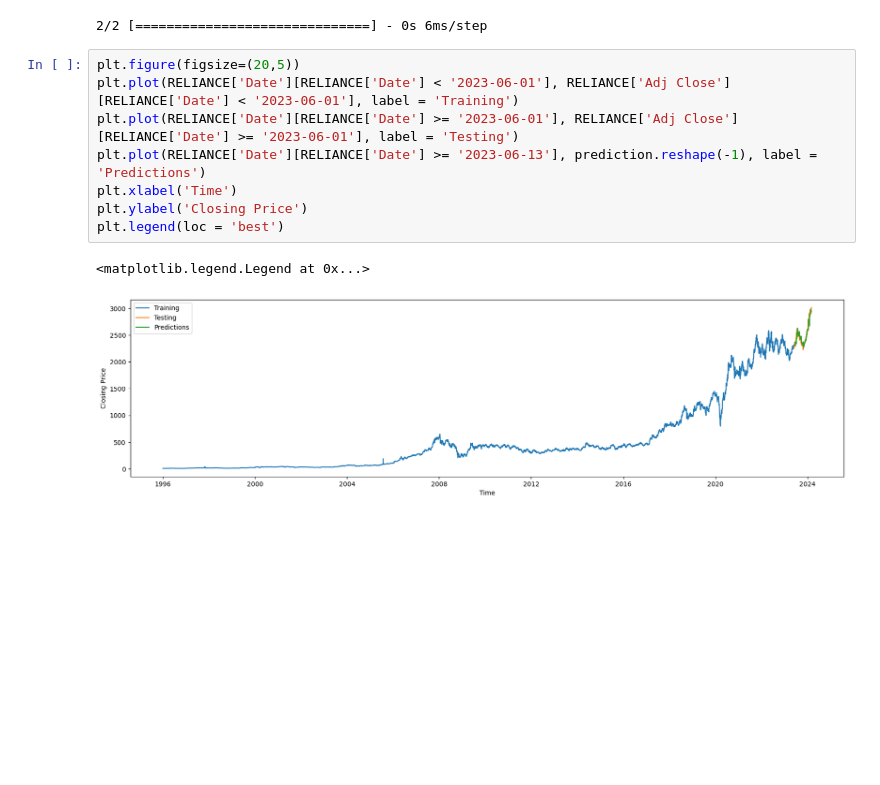
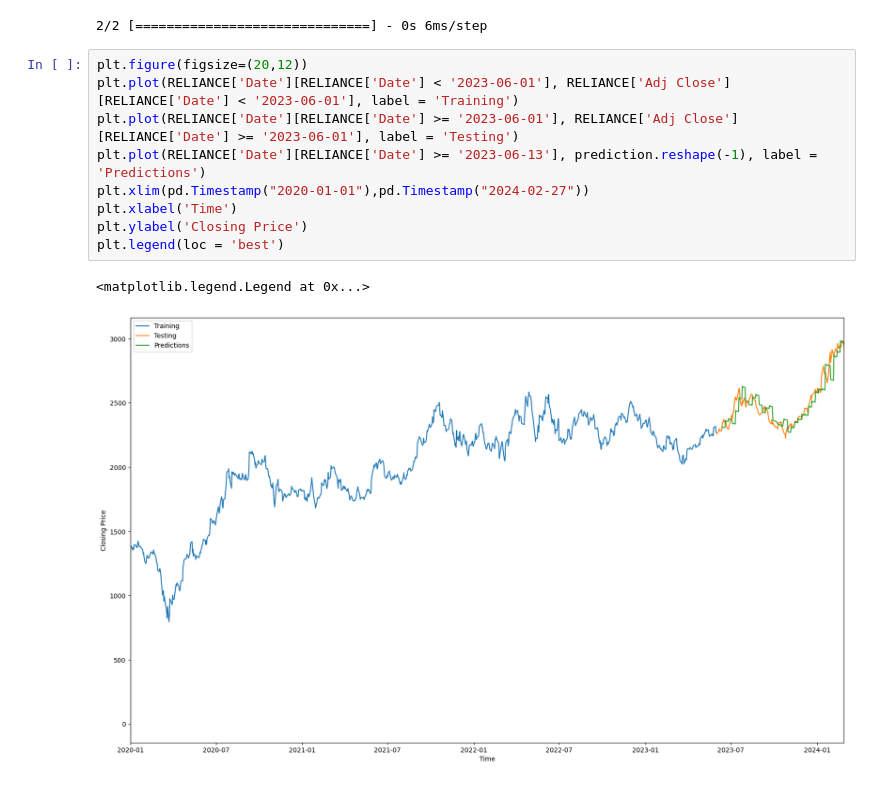
Before and after one commit to HP3-16/time-series-stocks, a Jupyter notebook: model_lstm_rel.ipynb, the cells around one changed output. Cells and saved outputs as stored; diff of their text form; blank space fills up the shorter version.

```diff
--- a/model_lstm_rel.ipynb
+++ b/model_lstm_rel.ipynb
@@ -132,13 +143,14 @@ prediction = lstm.predict(RELIANCE_Test_X)
 # %% [output]
 2/2 [==============================] - 0s 6ms/step
 # %%
-plt.figure(figsize=(20,5))
+plt.figure(figsize=(20,12))
 plt.plot(RELIANCE['Date'][RELIANCE['Date'] < '2023-06-01'], RELIANCE['Adj Close'][RELIANCE['Date'] < '2023-06-01'], label = 'Training')
 plt.plot(RELIANCE['Date'][RELIANCE['Date'] >= '2023-06-01'], RELIANCE['Adj Close'][RELIANCE['Date'] >= '2023-06-01'], label = 'Testing')
 plt.plot(RELIANCE['Date'][RELIANCE['Date'] >= '2023-06-13'], prediction.reshape(-1), label = 'Predictions')
+plt.xlim(pd.Timestamp("2020-01-01"),pd.Timestamp("2024-02-27"))
 plt.xlabel('Time')
 plt.ylabel('Closing Price')
 plt.legend(loc = 'best')
 # %% [output]
 <matplotlib.legend.Legend at 0x...>
-[figure, old version]
+[figure, new version]
```
Also changed, not shown: parts of 15 cells of this notebook.
